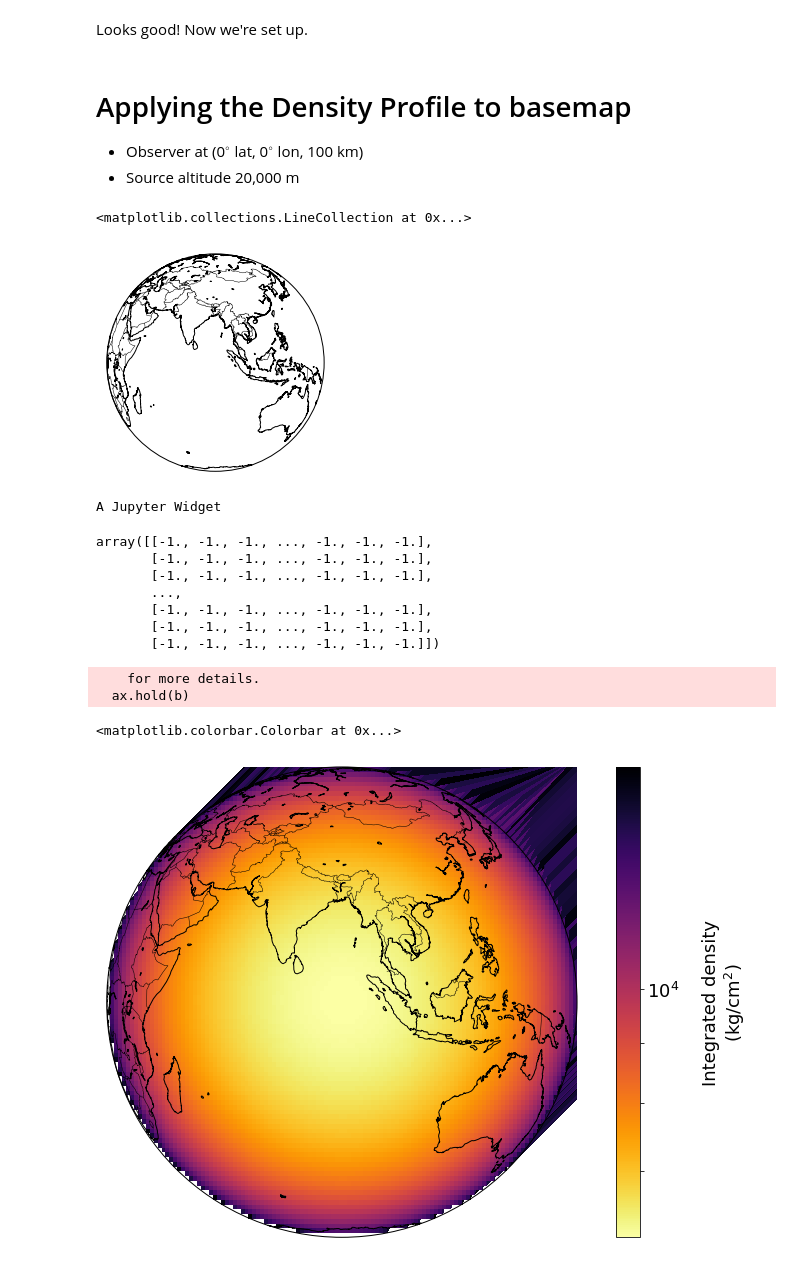
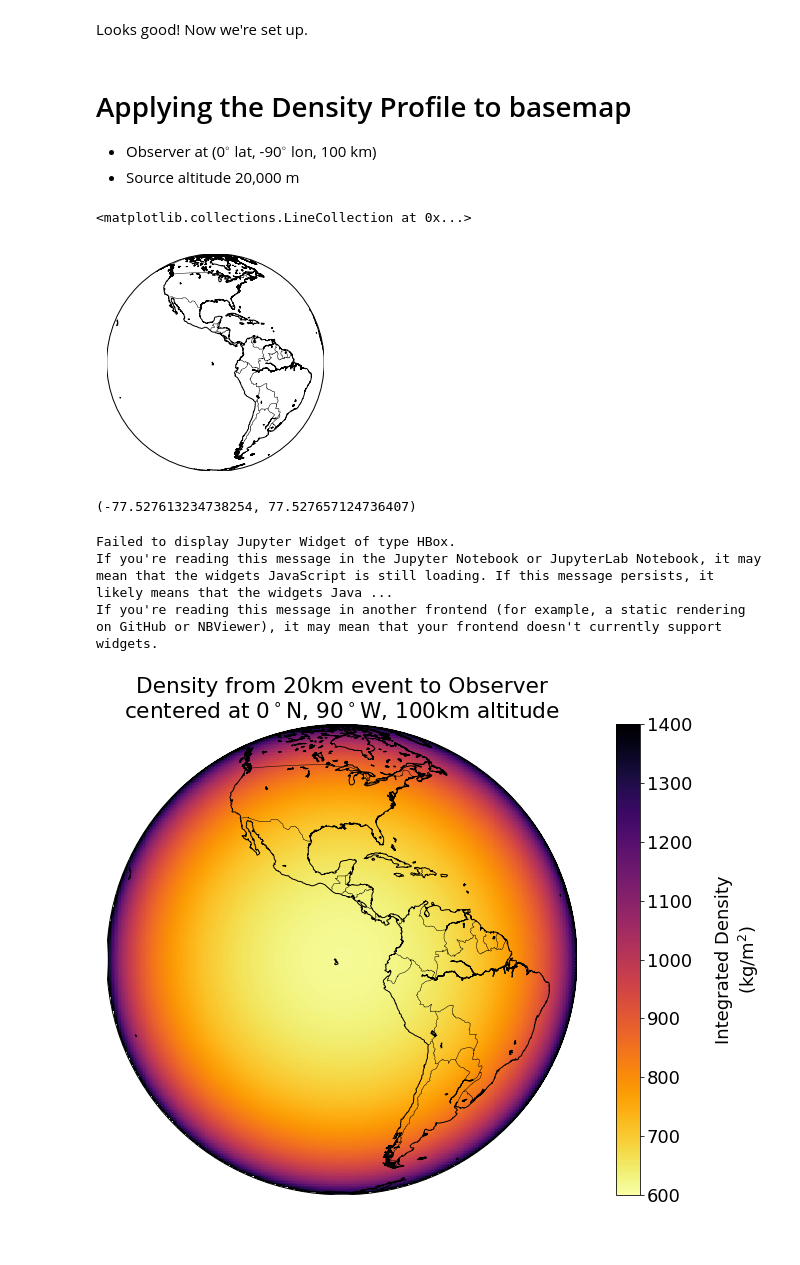
Before and after one commit to dolson14/Python, a Jupyter notebook: 171010-dko-Learning_Basemap.ipynb, the cells around one changed output. Cells and saved outputs as stored; diff of their text form; code cells hidden in the pictures.

```diff
--- a/171010-dko-Learning_Basemap.ipynb
+++ b/171010-dko-Learning_Basemap.ipynb
@@ -183,12 +184,13 @@ def pathDensity(startloc, stoploc, dl=1, verbose=False):
         raise ValueError("Start and Stop altitudes must be above 10000.")
 
     if np.isnan(startloc).any() or np.isnan(stoploc).any():
-        return np.nan
+        return {'integrated':np.nan, 'L':np.nan, 'x':np.nan, 'y':np.nan, 'z':np.nan, 'N':np.nan}
 
     if verbose:
         print("Calculating Path Density from {0[0]} deg Latitude, {0[1]} deg Longitude, {0[2]} m Altitude".format(startloc))
         print("    to {0[0]} deg Latitude, {0[1]} deg Longitude, {0[2]} m Altitude".format(stoploc))
 
+    # Set up start/stop coordinates in cartesian space
     start = np.array([startloc[2]*np.sin((90-startloc[0])*np.pi/180)*np.cos(startloc[1]*np.pi/180),
                       startloc[2]*np.sin((90-startloc[0])*np.pi/180)*np.sin(startloc[1]*np.pi/180),
                       startloc[2]*np.cos((90-startloc[0])*np.pi/180)])
@@ -215,7 +217,7 @@ def pathDensity(startloc, stoploc, dl=1, verbose=False):
     if verbose:
         print("Integrating density")
     sigma = sum((rho[:-1]+rho[1:])/2*dla)
-    return sigma
+    return {'integrated':sigma, 'L':L, 'x':x, 'y':y, 'z':z, 'N':N}
 # %%
 stlat = (90-10)*np.pi/180
 stlon = 30*np.pi/180
@@ -340,55 +342,53 @@ Looks good! Now we're set up.
 # %% [markdown]
 # Applying the Density Profile to basemap
 
-* Observer at (0$^\circ$ lat, 0$^\circ$ lon, 100 km)
+* Observer at (0$^\circ$ lat, -90$^\circ$ lon, 100 km)
 * Source altitude 20,000 m
 # %%
-m = Basemap(projection='geos',lon_0=90,resolution='l')
+m = Basemap(projection='geos',lon_0=-90,resolution='l')
 m.drawcoastlines()
 m.drawcountries()
 # %% [output]
 <matplotlib.collections.LineCollection at 0x...>
-[figure, old version]
+[figure, new version]
 # %%
-gX,gY = m.makegrid(nx=120,ny=100)
+gY,gX = m.makegrid(nx=320,ny=300)  # gX is latitude, gY is longitude, both in degrees
 gX[gX==1e30]=np.nan
 gY[gY==1e30]=np.nan
 Iden = np.zeros_like(gX)
+L = np.zeros_like(gX)
 start = np.array([0.,0.,20000.])
-stop  = np.array([0.,90.,100000.])
-for i in tqdm(range(gX.shape[0])):
-    for j in range(gY.shape[1]):
-        start[1] = gX[i,j]
-        start[0] = gY[i,j]
-        Iden[i,j] = pathDensity(start,stop)
+stop  = np.array([0.,-90.,100000.])
+
+np.nanmin(gX),np.nanmax(gX)
 # %% [output]
-A Jupyter Widget
+(-77.527613234738254, 77.527657124736407)
-# %%
-Iden
-# %% [output]
-array([[-1., -1., -1., ..., -1., -1., -1.],
-       [-1., -1., -1., ..., -1., -1., -1.],
-       [-1., -1., -1., ..., -1., -1., -1.],
-       ...,
-       [-1., -1., -1., ..., -1., -1., -1.],
-       [-1., -1., -1., ..., -1., -1., -1.],
-       [-1., -1., -1., ..., -1., -1., -1.]])
+# %%
+for i in tqdm(range(gX.shape[0])):
+    for j in range(gY.shape[1]):
+        start[0] = gX[i,j]
+        start[1] = gY[i,j]
+        calc = pathDensity(start,stop)
+        Iden[i,j] = calc['integrated']
+        L[i,j] = calc['L']
+# %% [output]
+Failed to display Jupyter Widget of type HBox.
+If you're reading this message in the Jupyter Notebook or JupyterLab Notebook, it may mean that the widgets JavaScript is still loading. If this message persists, it likely means that the widgets Java ...
+If you're reading this message in another frontend (for example, a static rendering on GitHub or NBViewer), it may mean that your frontend doesn't currently support widgets.
 # %%
-gX,gY = m.makegrid(nx=120,ny=100)
-x,y = m(gX,gY)
+x,y = m(gY,gX)
 levels = mpl.ticker.MaxNLocator(nbins=7).tick_values(0,Iden.max())
 cmap = plt.get_cmap('inferno_r')
 plt.figure(figsize=14*GR)
-m.pcolormesh(x,y,Iden,cmap=cmap,norm=LogNorm())#,norm=BoundaryNorm(levels, ncolors=cmap.N, clip=True))
+m.pcolormesh(x,y,Iden,cmap=cmap,vmin=600,vmax=1400)#,norm=BoundaryNorm(levels, ncolors=cmap.N, clip=True))
 m.drawcoastlines()
 m.drawcountries()
 parallels = np.arange(-80.,90,10.)
 #m.drawparallels(parallels,labels=[1,0,0,0],fontsize=10)
 meridians = np.arange(0.,180.,10.)
 #m.drawmeridians(meridians,labels=[0,0,0,1],fontsize=10)
-plt.colorbar(label="\nIntegrated density\n(kg/cm$^2$)")
+plt.colorbar(label="\nIntegrated Density\n(kg/m$^2$)")
+plt.title("Density from 20km event to Observer\ncentered at $0^\circ$N, $90^\circ$W, 100km altitude")
+None;
 # %% [output]
-    for more details.
-  ax.hold(b)
-<matplotlib.colorbar.Colorbar at 0x...>
-[figure, old version]
+[figure, new version]
```
Also changed, not shown: parts of 15 cells of this notebook, 7 other files.
